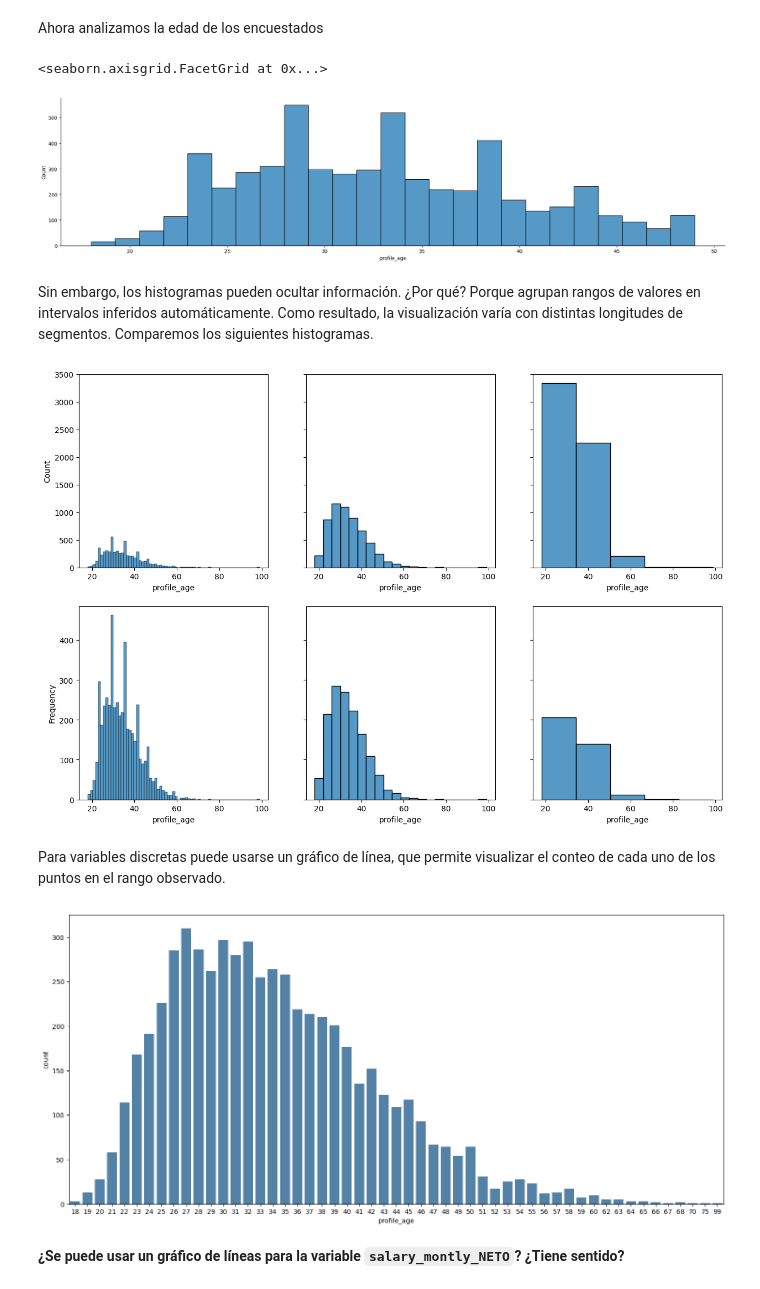
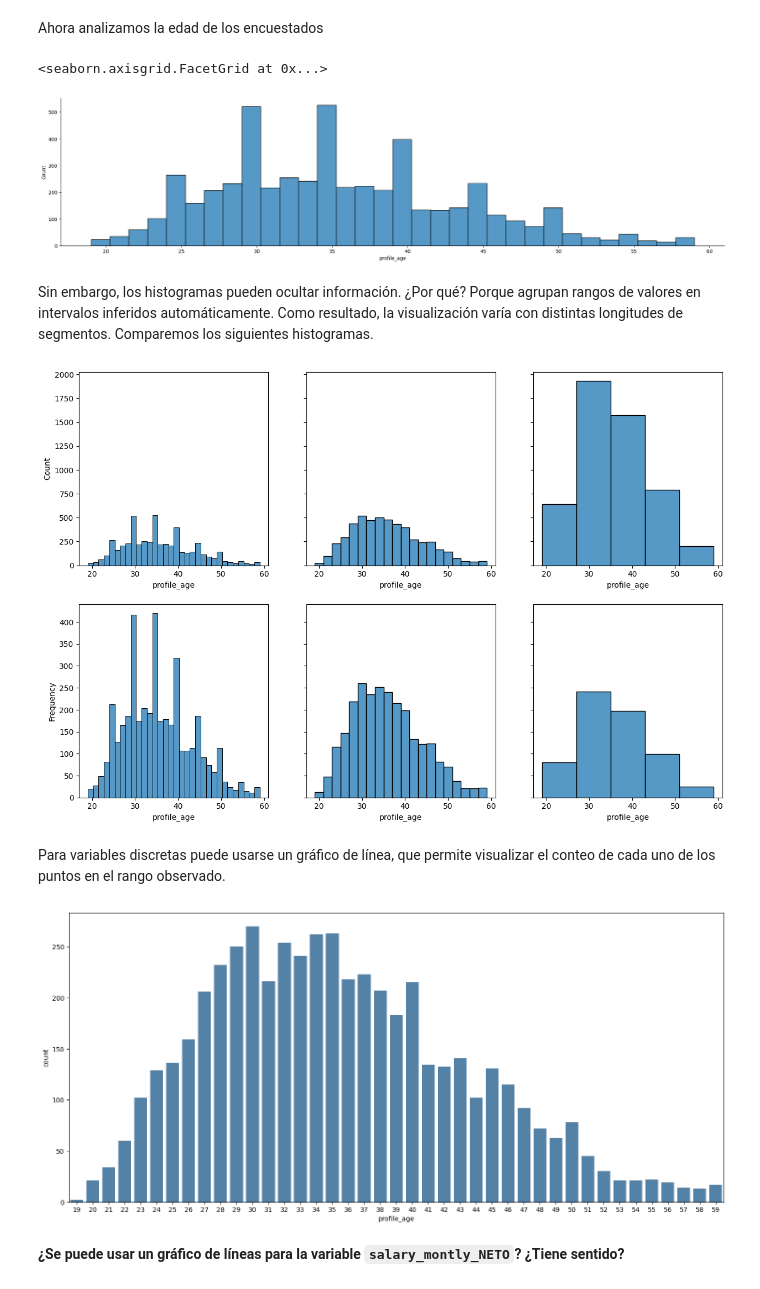
Before and after one commit to DiploDatos/AnalisisyVisualizacion, a Jupyter notebook: 01 Probabilidad.ipynb, the cells around one changed output. Saved outputs shown, nothing was run; the diff lists cells and outputs as text; code cells hidden in the pictures.

```diff
--- a/01 Probabilidad.ipynb
+++ b/01 Probabilidad.ipynb
@@ -26,7 +26,7 @@ import seaborn
 
 En la notebook 00 se explican los detalles de la siguiente sección.
 # %%
-url ='https://raw.githubusercontent.com/DiploDatos/AnalisisyVisualizacion/master/sysarmy_survey_2023_processed.csv'
+url = 'https://raw.githubusercontent.com/DiploDatos/AnalisisyVisualizacion/refs/heads/master/sysarmy_survey_2025_processed.csv'
 df = pd.read_csv(url)
 # %%
 len(df)
@@ -147,41 +205,42 @@ df.profile_age.min(), df.profile_age.max()
 # %% [markdown]
 Ahora analizamos la edad de los encuestados
 # %%
-seaborn.displot(df.profile_age[df.profile_age < 50].dropna(),
+maxedad=60
+seaborn.displot(df.profile_age[df.profile_age < maxedad].dropna(),
                  stat='count', aspect=4)
 # %% [output]
 <seaborn.axisgrid.FacetGrid at 0x...>
-[figure, old version]
+[figure, new version]
 # %% [markdown]
 Sin embargo, los histogramas pueden ocultar información. ¿Por qué? Porque agrupan rangos de valores en intervalos inferidos automáticamente. Como resultado, la visualización varía con distintas longitudes de segmentos. Comparemos los siguientes histogramas.
 # %%
 # Un ejemplo más avanzado
 fig, ax = plt.subplots(nrows=2, ncols=3, figsize=(15,10), sharey='row')
-seaborn.histplot(df.profile_age[df.profile_age < 100].dropna(), ax=ax[0,0],
+seaborn.histplot(df.profile_age[df.profile_age < maxedad].dropna(), ax=ax[0,0],
                  stat='count')
-seaborn.histplot(df.profile_age[df.profile_age < 100].dropna(), ax=ax[0,1],
+seaborn.histplot(df.profile_age[df.profile_age < maxedad].dropna(), ax=ax[0,1],
                  bins=20, stat='count')
-seaborn.histplot(df.profile_age[df.profile_age < 100].dropna(), ax=ax[0,2],
+seaborn.histplot(df.profile_age[df.profile_age < maxedad].dropna(), ax=ax[0,2],
                  bins=5, stat='count')
 
-seaborn.histplot(df.profile_age[df.profile_age < 100].dropna(), ax=ax[1,0],
+seaborn.histplot(df.profile_age[df.profile_age < maxedad].dropna(), ax=ax[1,0],
                  stat='frequency')
-seaborn.histplot(df.profile_age[df.profile_age < 100].dropna(), ax=ax[1,1],
+seaborn.histplot(df.profile_age[df.profile_age < maxedad].dropna(), ax=ax[1,1],
                  bins=20, stat='frequency')
-seaborn.histplot(df.profile_age[df.profile_age < 100].dropna(), ax=ax[1,2],
+seaborn.histplot(df.profile_age[df.profile_age < maxedad].dropna(), ax=ax[1,2],
                  bins=5, stat='frequency')
 
 fig.show()
 # %% [output]
-[figure, old version]
+[figure, new version]
 # %% [markdown]
 Para variables discretas puede usarse un gráfico de línea, que permite visualizar el conteo de cada uno de los puntos en el rango observado.
 # %%
 fig, ax = plt.subplots(nrows=1, ncols=1, figsize=(18,8))
-seaborn.countplot(x=df.profile_age[df.profile_age < 100] , color='steelblue')
+seaborn.countplot(x=df.profile_age[df.profile_age < maxedad] , color='steelblue')
 plt.show()
 # %% [output]
-[figure, old version]
+[figure, new version]
 # %% [markdown]
 **¿Se puede usar un gráfico de líneas para la variable `salary_montly_NETO`? ¿Tiene sentido?**
 # %%
```
Also changed, not shown: parts of 37 cells of this notebook, 3 other files.
